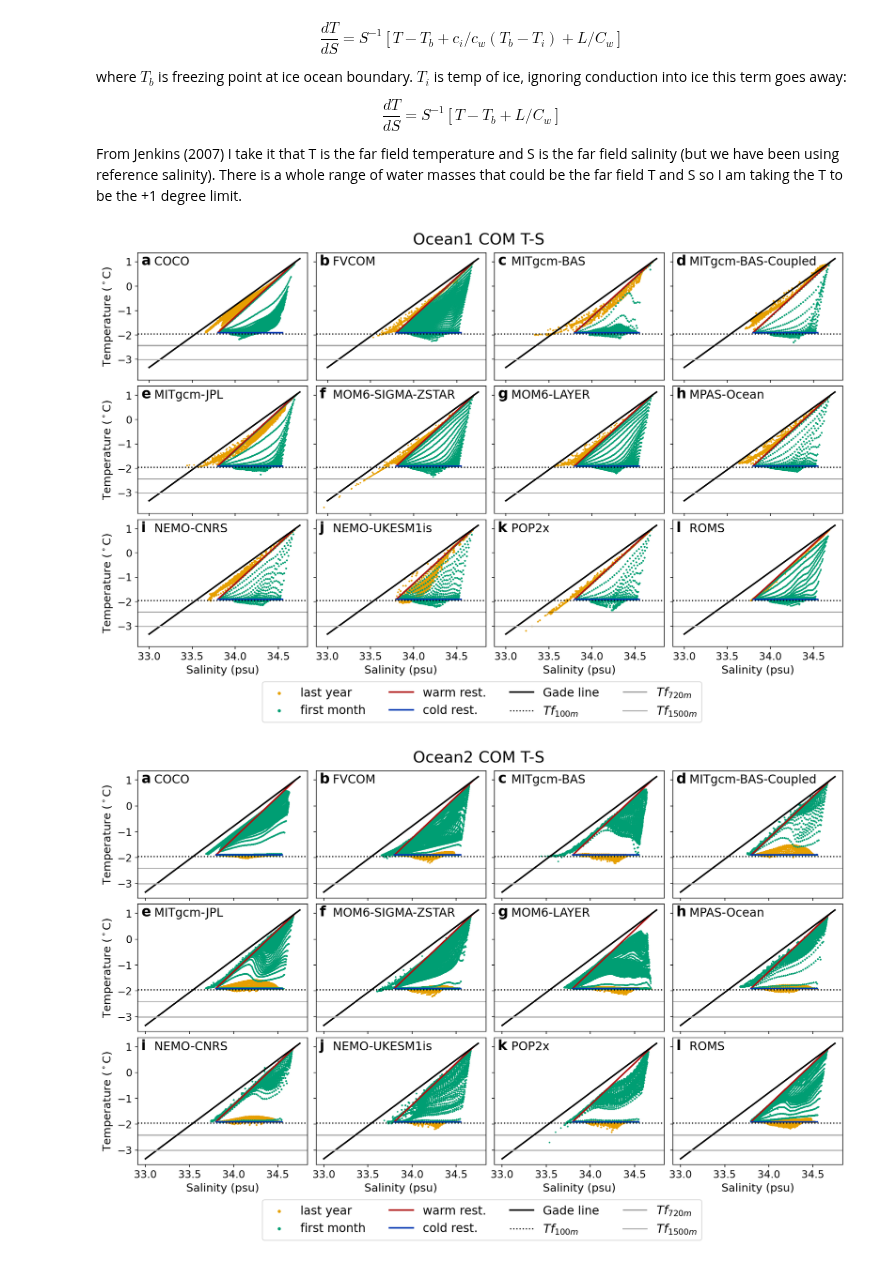
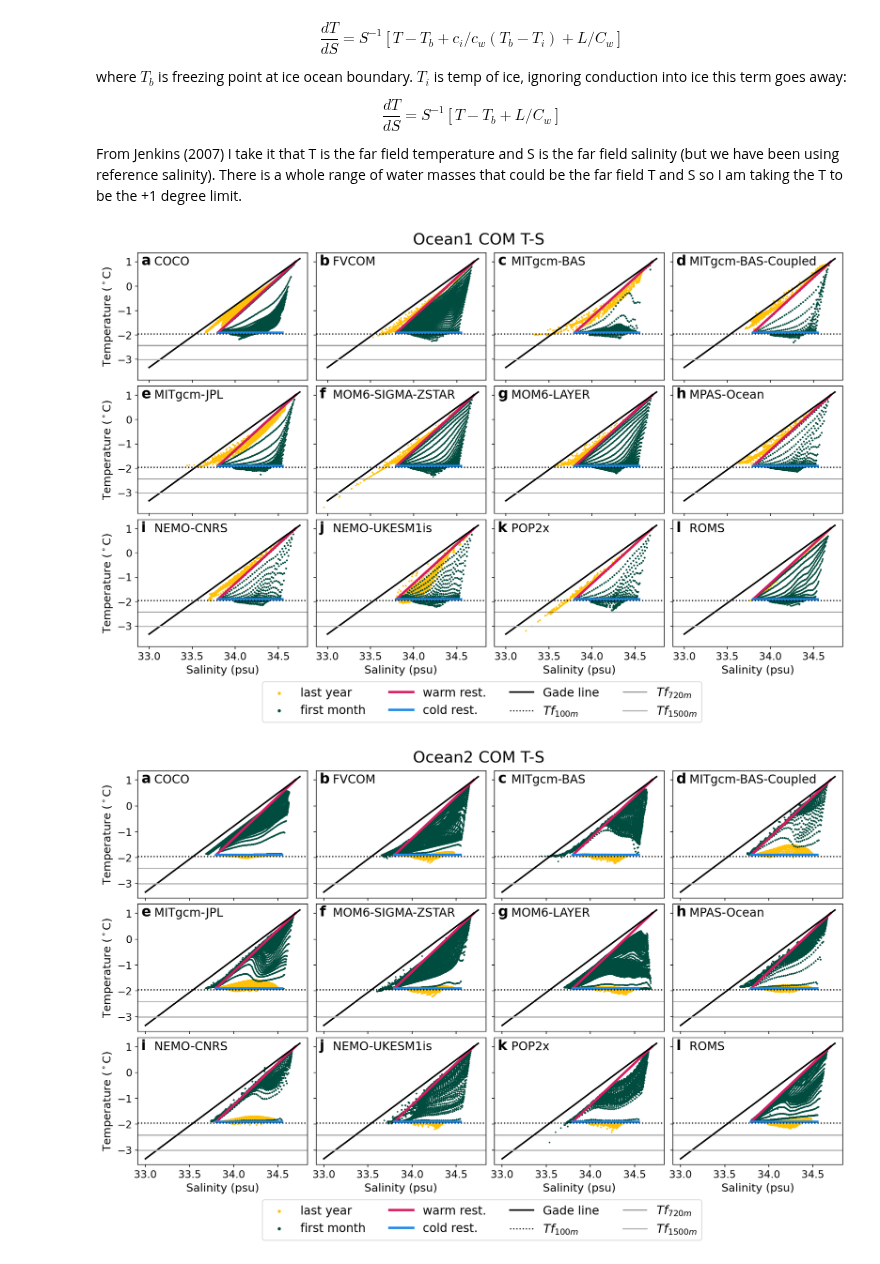
Before and after one commit to misomip/isomip-plus, a Jupyter notebook: figures/Fig15_S4.ipynb, the cells around one changed output. Saved outputs shown, nothing was run; the diff lists cells and outputs as text; code cells hidden in the pictures.

```diff
--- a/figures/Fig15_S4.ipynb
+++ b/figures/Fig15_S4.ipynb
@@ -156,22 +156,28 @@ for i in np.arange(length):
     S1 = S1.where(S1 < 1e10)
     ax.scatter(
         S1,T1,
-        color = '#E69F00', s = 1)
+        color = '#FFC107',#'#E69F00',
+        s = 1)
     ax.scatter(
         S1[0],T1[0],
-        color = '#E69F00', label = 'last year', s = 1)
+        color = '#FFC107',#'#E69F00',
+        label = 'last year', s = 1)
     ax.scatter(
         S0,T0,
-        color = '#009E73', s = 1)
+        color = '#004D40',#'#009E73',
+        s = 1)
     ax.scatter(
         S0[0],T0[0],
-        color = '#009E73', label = 'first month', s = 1)
+        color = '#004D40',#'#009E73',
+        label = 'first month', s = 1)
     ax.plot(
         (sw0, sw1),(tw0, tw1),
-        color = '#AD1111', label = 'warm rest.', linewidth = 2)
+        color = '#D81B60',#'#AD1111',
+        label = 'warm rest.', linewidth = 3)
     ax.plot(
         (sc0, sc1),(tc0, tc1),
-        color = '#0039B2', label = 'cold rest.', linewidth = 2)
+        color = '#1E88E5',#'#0039B2',
+        label = 'cold rest.', linewidth = 3)
     ax.plot(
         sg,tg,
         color = '#000000', label = 'Gade line', linewidth = 2)
@@ -199,7 +205,7 @@ fig.subplots_adjust(hspace = 0.05,wspace = 0.05)
 fig.suptitle('Ocean1 COM T-S', y=0.92,fontsize = 20);
 plt.show()
 # %% [output]
-[figure, old version]
+[figure, new version]
 # %%
 expt = Ocean2_COM
 
@@ -239,47 +245,47 @@ for i in np.arange(length):
     S1 = S1.where(S1 < 1e10)
     ax.scatter(
         S1,T1,
-        color = '#E69F00', s = 1)
+        color = '#FFC107', s = 1)
     ax.scatter(
         S1[0],T1[0],
-        color = '#E69F00', label = 'last year', s = 1)
+        color = '#FFC107', label = 'last year', s = 1)
     ax.scatter(
         S0,T0,
-        color = '#009E73', s = 1)
+        color = '#004D40', s = 1)
     ax.scatter(
         S0[0],T0[0],
-        color = '#009E73', label = 'first month', s = 1)
+        color = '#004D40', label = 'first month', s = 1)
     ax.plot(
         (sw0, sw1),(tw0, tw1),
-        color = '#AD1111', label = 'warm rest.', linewidth = 2)
+        color = '#D81B60', label = 'warm rest.', linewidth = 3)
     ax.plot(
         (sc0, sc1),(tc0, tc1),
-        color = '#0039B2', label = 'cold rest.', linewidth = 2)
+        color = '#1E88E5', label = 'cold rest.', linewidth = 3)
     ax.plot(
         sg,tg,
         color = '#000000', label = 'Gade line', linewidth = 2)
     plt.sca(ax)
   #  plt.axhline(y = tf(s0,0), color = 'k', linestyle = ':', label = '$Tf_{surface}$')
     plt.axhline(y = tf(s0,100), color = 'k', linestyle = ':', label = '$Tf_{100m}$')
     plt.axhline(y = tf(s0,720), color = 'k', linestyle = '-', label = '$Tf_{720m}$', linewidth = 0.5)
     plt.axhline(y = tf(s0,1500), color = [0.7, 0.7, 0.7], linestyle = '-', label = '$Tf_{1500m}$')
     plt.text(0.02,0.99,alphabet[i], fontsize = 18, transform=ax.transAxes, fontweight='bold', va='top')
     plt.text(0.01,0.975,'    '+labels[i], fontsize = 15, transform=ax.transAxes, va='top')
     plt.tick_params(labelsize=13)
     #plt.xlim(33.1,34.9)
     #plt.text(33.5,  -3.5,  labels[i])
 plt.legend(loc="upper left", fontsize = 15, bbox_to_anchor = (-2.45,-0.23), ncol = 4,markerscale=3.)
 axes[0,0].set_ylabel('Temperature ($^\circ$C)', fontsize = 14)
 axes[1,0].set_ylabel('Temperature ($^\circ$C)', fontsize = 14)
 axes[2,0].set_ylabel('Temperature ($^\circ$C)', fontsize = 14)
 axes[2,0].set_xlabel('Salinity (psu)', fontsize = 14)
 axes[2,1].set_xlabel('Salinity (psu)', fontsize = 14)
 axes[2,2].set_xlabel('Salinity (psu)', fontsize = 14)
 axes[2,3].set_xlabel('Salinity (psu)', fontsize = 14)
 
 #plt.savefig("gade_line_Ocean1_COM.png", bbox_inches='tight')
 fig.subplots_adjust(hspace = 0.05,wspace = 0.05)
 fig.suptitle('Ocean2 COM T-S', y=0.92,fontsize = 20);
 plt.show()
 # %% [output]
-[figure, old version]
+[figure, new version]
```
Also changed, not shown: parts of 1 cell of this notebook, 4 other files.
